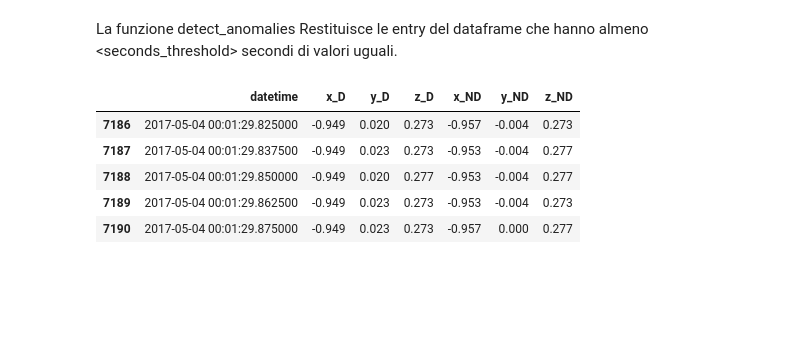
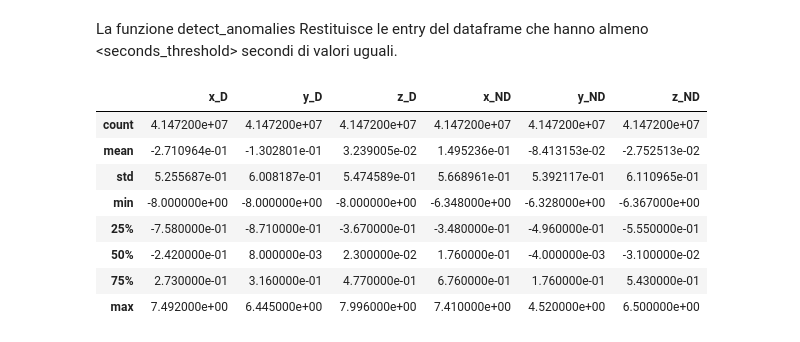
Before and after one commit to KamerC1/Smart_Application_Bio, a Jupyter notebook: notebooks/Anomaly detection.ipynb, the cells around one changed output. Drawn from its saved outputs; the diff is of its cells as text; code cells hidden in the pictures; blank space fills up the shorter version.

```diff
--- a/notebooks/Anomaly detection.ipynb
+++ b/notebooks/Anomaly detection.ipynb
@@ -19,12 +21,4 @@ def detect_anomalies(accelerometer_df: pd.DataFrame, hand_type: str, seconds_thr
     anomaly_rows = accelerometer_df[anomalies.any(axis=1)]
     return anomaly_rows
 # %%
-df = pd.read_csv('../raw_data/1_week_RAW.csv', nrows=10000)
-detect_anomalies(df, "D", 3)
+df = pd.read_csv("C:/Users/peppe\Desktop/raw_data/1_week_RAW.csv")
-# %% [output]
-|  | datetime | x_D | y_D | z_D | x_ND | y_ND | z_ND |
-| 7186 | 2017-05-04 00:01:29.825000 | -0.949 | 0.020 | 0.273 | -0.957 | -0.004 | 0.273 |
-| 7187 | 2017-05-04 00:01:29.837500 | -0.949 | 0.023 | 0.273 | -0.953 | -0.004 | 0.277 |
-| 7188 | 2017-05-04 00:01:29.850000 | -0.949 | 0.020 | 0.277 | -0.953 | -0.004 | 0.277 |
-| 7189 | 2017-05-04 00:01:29.862500 | -0.949 | 0.023 | 0.273 | -0.953 | -0.004 | 0.273 |
-| 7190 | 2017-05-04 00:01:29.875000 | -0.949 | 0.023 | 0.273 | -0.957 | 0.000 | 0.277 |
@@ -30,0 +29,12 @@ detect_anomalies(df, "D", 3)
+# %%
+df.describe()
+# %% [output]
+|  | x_D | y_D | z_D | x_ND | y_ND | z_ND |
+| count | 4.147200e+07 | 4.147200e+07 | 4.147200e+07 | 4.147200e+07 | 4.147200e+07 | 4.147200e+07 |
+| mean | -2.710964e-01 | -1.302801e-01 | 3.239005e-02 | 1.495236e-01 | -8.413153e-02 | -2.752513e-02 |
+| std | 5.255687e-01 | 6.008187e-01 | 5.474589e-01 | 5.668961e-01 | 5.392117e-01 | 6.110965e-01 |
+| min | -8.000000e+00 | -8.000000e+00 | -8.000000e+00 | -6.348000e+00 | -6.328000e+00 | -6.367000e+00 |
+| 25% | -7.580000e-01 | -8.710000e-01 | -3.670000e-01 | -3.480000e-01 | -4.960000e-01 | -5.550000e-01 |
+| 50% | -2.420000e-01 | 8.000000e-03 | 2.300000e-02 | 1.760000e-01 | -4.000000e-03 | -3.100000e-02 |
+| 75% | 2.730000e-01 | 3.160000e-01 | 4.770000e-01 | 6.760000e-01 | 1.760000e-01 | 5.430000e-01 |
+| max | 7.492000e+00 | 6.445000e+00 | 7.996000e+00 | 7.410000e+00 | 4.520000e+00 | 6.500000e+00 |
```
Also changed, not shown: parts of 13 cells of this notebook, 1 other file.
